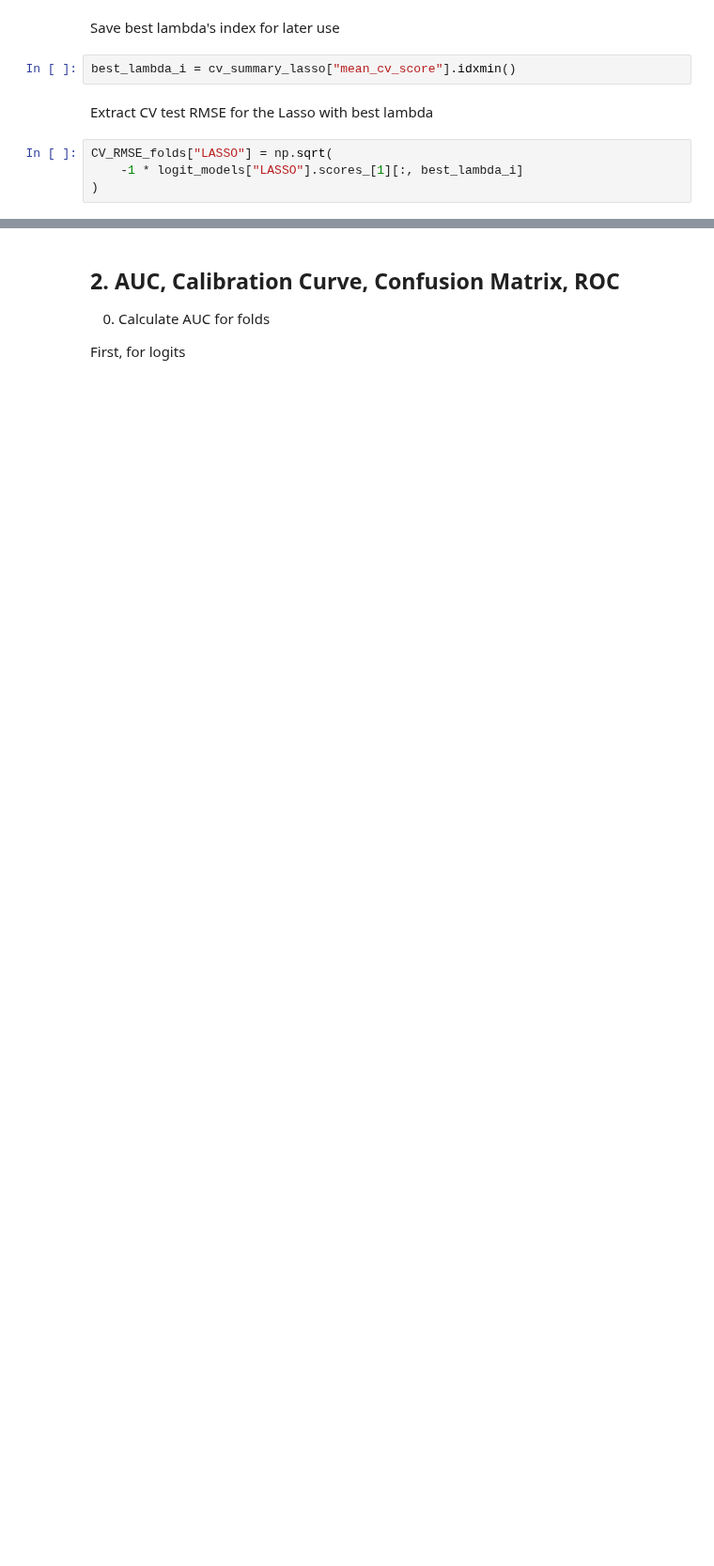
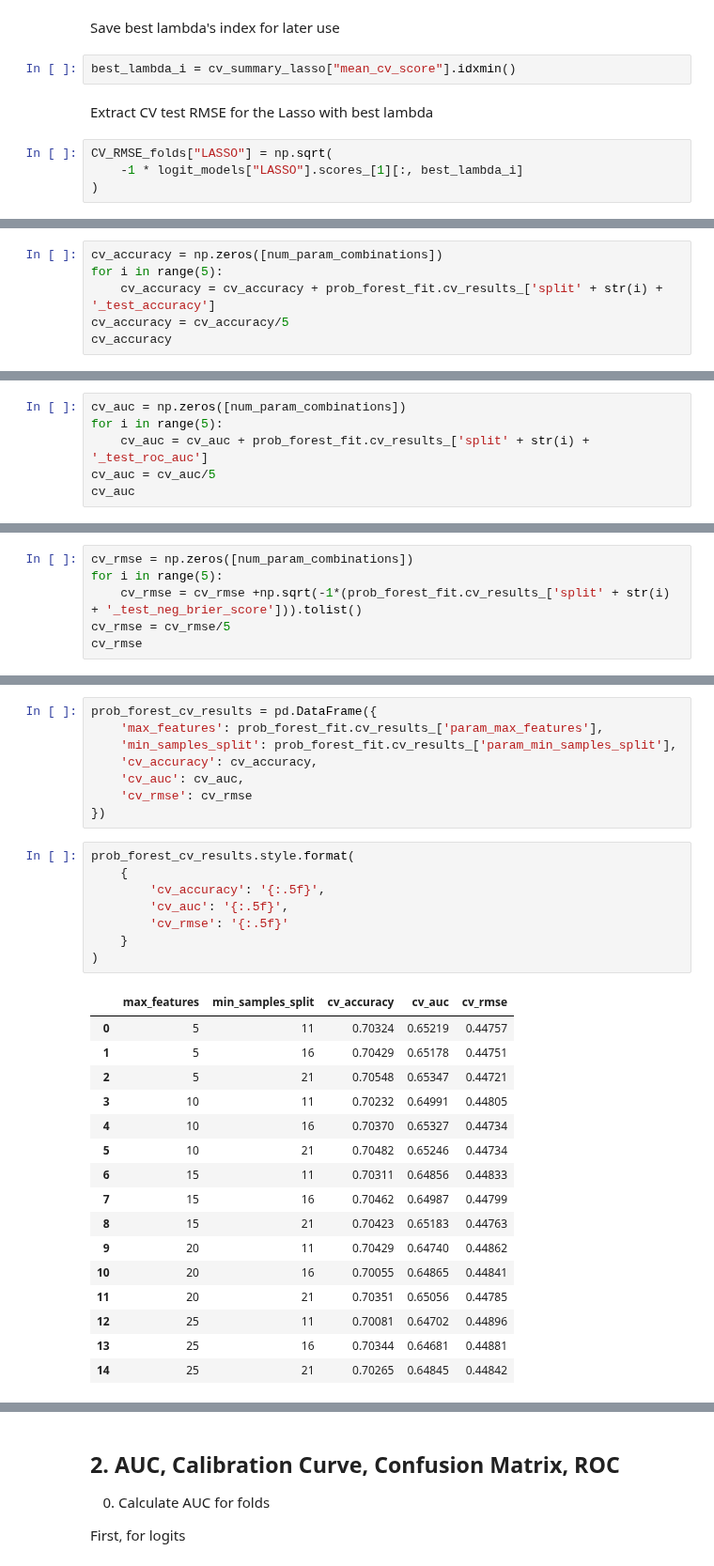
Before and after one commit to ghadena/DA3, a Jupyter notebook: assignment_2/assignment.ipynb, the cells around one changed output, grey strips where cells are left out. Shown at 94% size. Saved outputs shown, nothing was run; the diff lists cells and outputs as text; blank space fills up the shorter version.

```diff
--- a/assignment_2/assignment.ipynb
+++ b/assignment_2/assignment.ipynb
@@ -767,0 +789,6 @@ CV_RMSE_folds["LASSO"] = np.sqrt(
+# %%
+cv_accuracy = np.zeros([num_param_combinations])
+for i in range(5):
+    cv_accuracy = cv_accuracy + prob_forest_fit.cv_results_['split' + str(i) + '_test_accuracy']
+cv_accuracy = cv_accuracy/5
+cv_accuracy
@@ -767,0 +803,6 @@ CV_RMSE_folds["LASSO"] = np.sqrt(
+# %%
+cv_auc = np.zeros([num_param_combinations])
+for i in range(5):
+    cv_auc = cv_auc + prob_forest_fit.cv_results_['split' + str(i) + '_test_roc_auc']
+cv_auc = cv_auc/5
+cv_auc
@@ -767,0 +813,6 @@ CV_RMSE_folds["LASSO"] = np.sqrt(
+# %%
+cv_rmse = np.zeros([num_param_combinations])
+for i in range(5):
+    cv_rmse = cv_rmse +np.sqrt(-1*(prob_forest_fit.cv_results_['split' + str(i) + '_test_neg_brier_score'])).tolist()
+cv_rmse = cv_rmse/5
+cv_rmse
@@ -767,0 +823,33 @@ CV_RMSE_folds["LASSO"] = np.sqrt(
+# %%
+prob_forest_cv_results = pd.DataFrame({
+    'max_features': prob_forest_fit.cv_results_['param_max_features'],
+    'min_samples_split': prob_forest_fit.cv_results_['param_min_samples_split'],
+    'cv_accuracy': cv_accuracy,
+    'cv_auc': cv_auc,
+    'cv_rmse': cv_rmse
+})
+# %%
+prob_forest_cv_results.style.format(
+    {
+        'cv_accuracy': '{:.5f}',
+        'cv_auc': '{:.5f}',
+        'cv_rmse': '{:.5f}'
+    }
+)
+# %% [output]
+|  | max_features | min_samples_split | cv_accuracy | cv_auc | cv_rmse |
+| 0 | 5 | 11 | 0.70324 | 0.65219 | 0.44757 |
+| 1 | 5 | 16 | 0.70429 | 0.65178 | 0.44751 |
+| 2 | 5 | 21 | 0.70548 | 0.65347 | 0.44721 |
+| 3 | 10 | 11 | 0.70232 | 0.64991 | 0.44805 |
+| 4 | 10 | 16 | 0.70370 | 0.65327 | 0.44734 |
+| 5 | 10 | 21 | 0.70482 | 0.65246 | 0.44734 |
+| 6 | 15 | 11 | 0.70311 | 0.64856 | 0.44833 |
+| 7 | 15 | 16 | 0.70462 | 0.64987 | 0.44799 |
+| 8 | 15 | 21 | 0.70423 | 0.65183 | 0.44763 |
+| 9 | 20 | 11 | 0.70429 | 0.64740 | 0.44862 |
+| 10 | 20 | 16 | 0.70055 | 0.64865 | 0.44841 |
+| 11 | 20 | 21 | 0.70351 | 0.65056 | 0.44785 |
+| 12 | 25 | 11 | 0.70081 | 0.64702 | 0.44896 |
+| 13 | 25 | 16 | 0.70344 | 0.64681 | 0.44881 |
+| 14 | 25 | 21 | 0.70265 | 0.64845 | 0.44842 |
```
Also changed, not shown: parts of 25 cells of this notebook.
